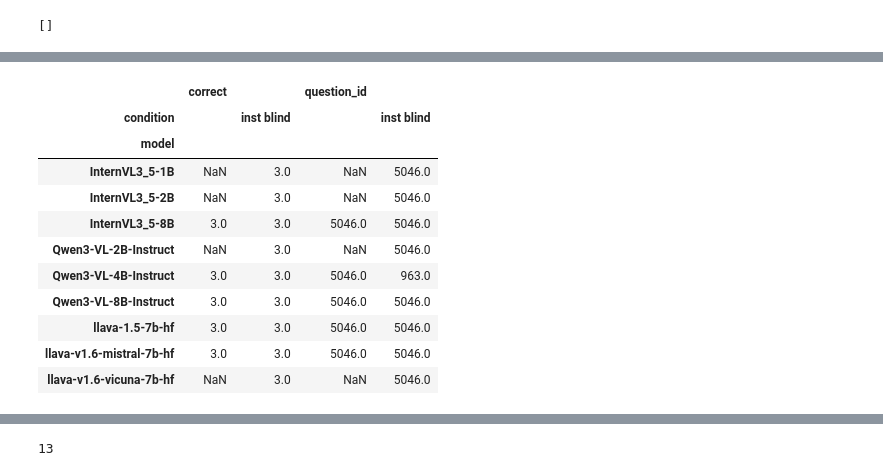
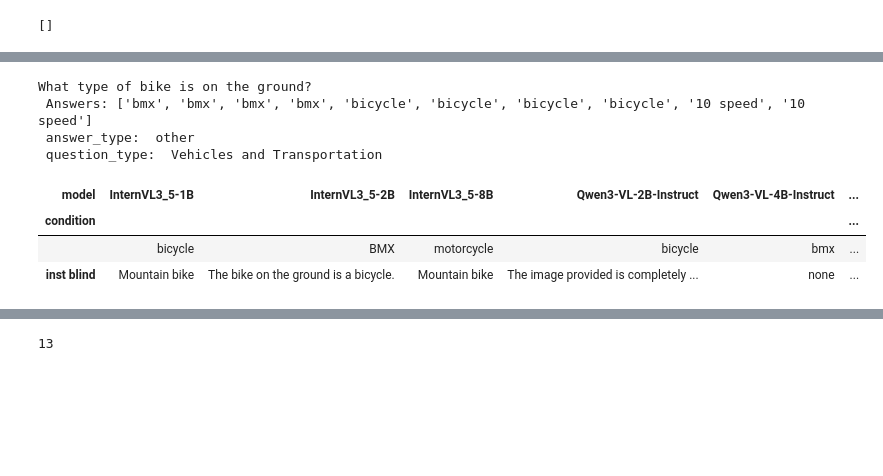
Before and after one commit to unolop/HPA, a Jupyter notebook: evaluation/score_vqa.ipynb, the cells around one changed output, grey strips where cells are left out. Saved outputs shown, nothing was run; the diff lists cells and outputs as text; code cells hidden in the pictures; blank space fills up the shorter version.

```diff
--- a/evaluation/score_vqa.ipynb
+++ b/evaluation/score_vqa.ipynb
@@ -34,15 +14,0 @@ array(['/home/work/yuna/HPA/evaluation/scored/pretrained/InternVL3_5-8B_okvqa.js
-# %%
-okvqa.pivot_table(index='model', columns='condition', values=['question_id', 'correct'], aggfunc='nunique')
-# %% [output]
-|  | correct |  | question_id |  |
-| condition |  | inst blind |  | inst blind |
-| model |  |  |  |  |
-| InternVL3_5-1B | NaN | 3.0 | NaN | 5046.0 |
-| InternVL3_5-2B | NaN | 3.0 | NaN | 5046.0 |
-| InternVL3_5-8B | 3.0 | 3.0 | 5046.0 | 5046.0 |
-| Qwen3-VL-2B-Instruct | NaN | 3.0 | NaN | 5046.0 |
-| Qwen3-VL-4B-Instruct | 3.0 | 3.0 | 5046.0 | 963.0 |
-| Qwen3-VL-8B-Instruct | 3.0 | 3.0 | 5046.0 | 5046.0 |
-| llava-1.5-7b-hf | 3.0 | 3.0 | 5046.0 | 5046.0 |
-| llava-v1.6-mistral-7b-hf | 3.0 | 3.0 | 5046.0 | 5046.0 |
-| llava-v1.6-vicuna-7b-hf | NaN | 3.0 | NaN | 5046.0 |
@@ -48,0 +19,19 @@ okvqa.pivot_table(index='model', columns='condition', values=['question_id', 'co
+# %%
+correct_qids = okvqa[okvqa['correct'] == 100].question_id.unique()
+df = (okvqa[okvqa['question_id'] == correct_qids[1]]
+      .sort_values(['correct', 'condition']))
+print(df.iloc[0]['question'], '\n',
+      'Answers:',df.iloc[0]['answers'], '\n',
+      'answer_type: ', df.iloc[0]['answer_type'],  '\n',
+      'question_type: ', df.iloc[0]['question_type'],  )
+pivoted = df.pivot(index=['condition'], columns='model', values='output')
+pivoted
+# %% [output]
+What type of bike is on the ground?
+ Answers: ['bmx', 'bmx', 'bmx', 'bmx', 'bicycle', 'bicycle', 'bicycle', 'bicycle', '10 speed', '10 speed']
+ answer_type:  other
+ question_type:  Vehicles and Transportation
+| model | InternVL3_5-1B | InternVL3_5-2B | InternVL3_5-8B | Qwen3-VL-2B-Instruct | Qwen3-VL-4B-Instruct | ... |
+| condition |  |  |  |  |  | ... |
+|  | bicycle | BMX | motorcycle | bicycle | bmx | ... |
+| inst blind | Mountain bike | The bike on the ground is a bicycle. | Mountain bike | The image provided is completely ... | none | ... |
```
Also changed, not shown: parts of 7 cells of this notebook, 6 other files.
